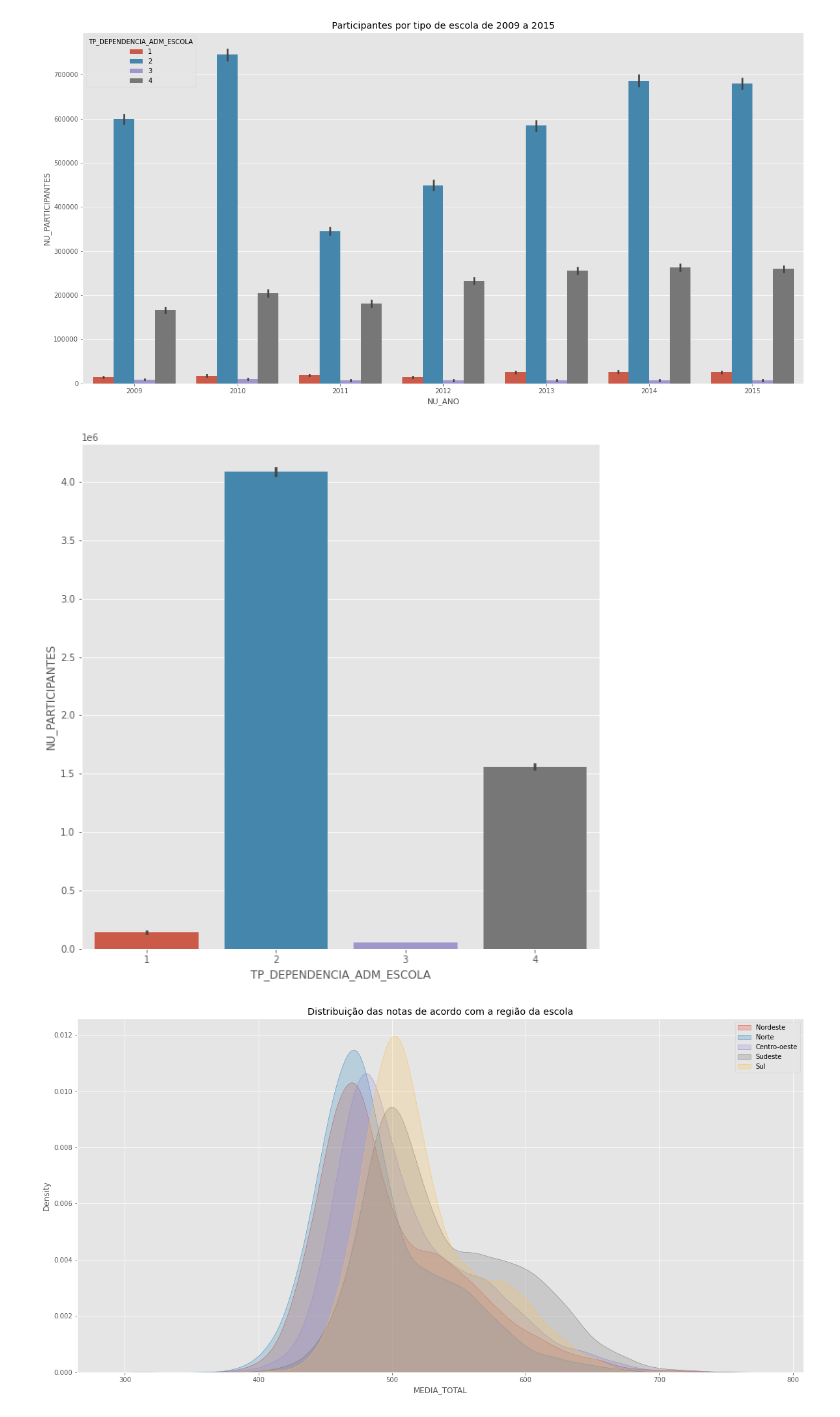
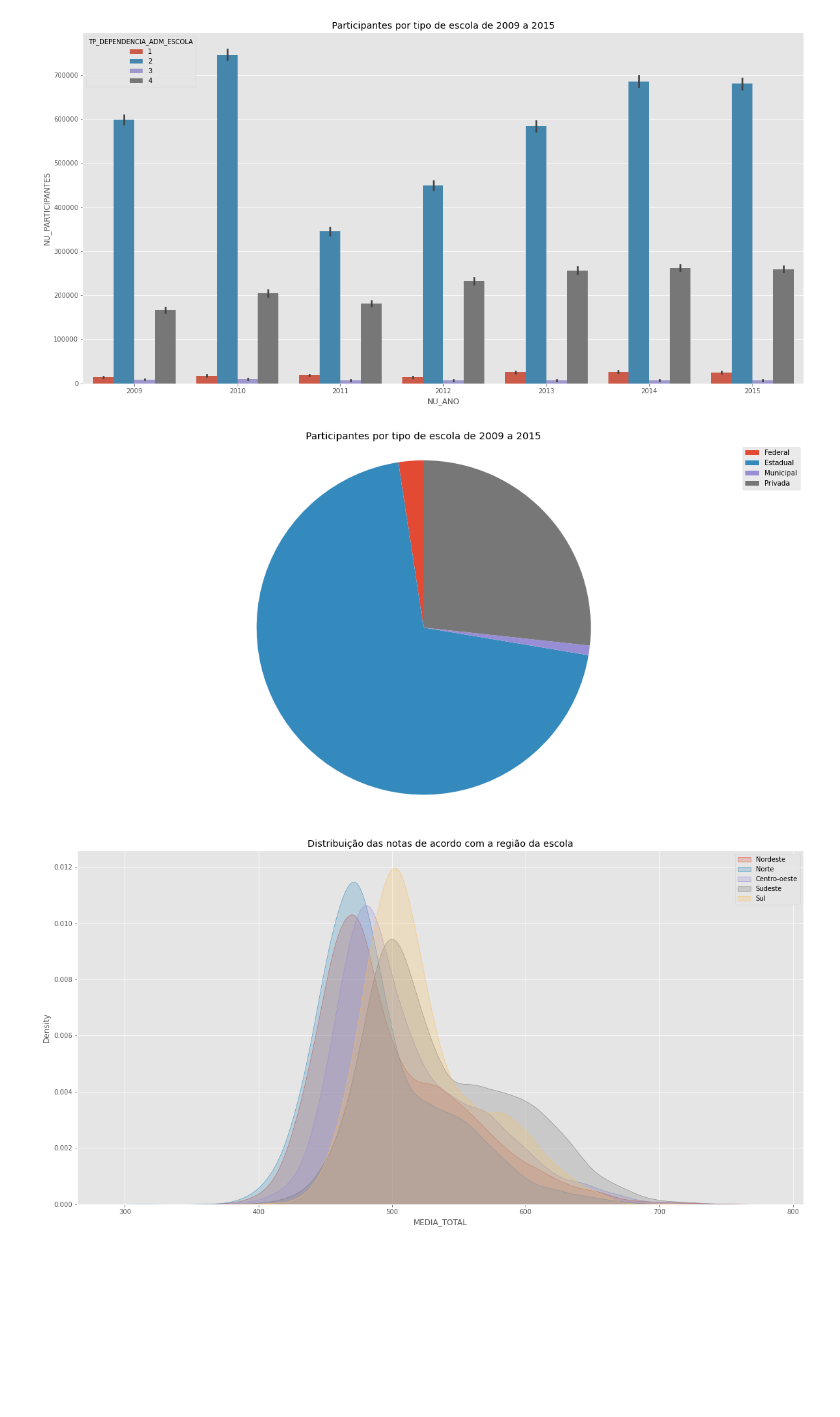
Before and after one commit to osbrabos/dataviz-enem, a Jupyter notebook: school-analysis.ipynb, the cells around one changed output. Drawn from its saved outputs; the diff is of its cells as text; code cells hidden in the pictures; blank space fills up the shorter version.

```diff
--- a/school-analysis.ipynb
+++ b/school-analysis.ipynb
@@ -202,12 +202,20 @@ ax.set_title('Participantes por tipo de escola de 2009 a 2015')
 plt.show()
 # %% [output]
 [figure]
-# %%
-fig, ax = plt.subplots(figsize=(10, 10))
-sns.barplot(data=df, x='TP_DEPENDENCIA_ADM_ESCOLA', y='NU_PARTICIPANTES', estimator=sum)
-plt.show()
-# %% [output]
-[figure, removed]
+# %%
+sizes = []
+labels = ['Federal', 'Estadual', 'Municipal', 'Privada']
+for i in range(1, 5):
+    sizes.append(df.query(f"TP_DEPENDENCIA_ADM_ESCOLA == {i}")['NU_PARTICIPANTES'].sum())
+
+fig, ax = plt.subplots(figsize=(20, 10))
+ax.pie(x=sizes, labels=labels, startangle=90, labeldistance=None)
+ax.set_title('Participantes por tipo de escola de 2009 a 2015')
+ax.axis('equal')
+ax.legend()
+plt.show()
+# %% [output]
+[figure, added]
 # %%
 def subgrupo(x):
     if any((x =='PE', x =='PB', x =='RN', x =='AL', x =='SE', x =='CE', x =='BA', x =='MA', x =='PI')):
```
Also changed, not shown: parts of 5 cells of this notebook.
